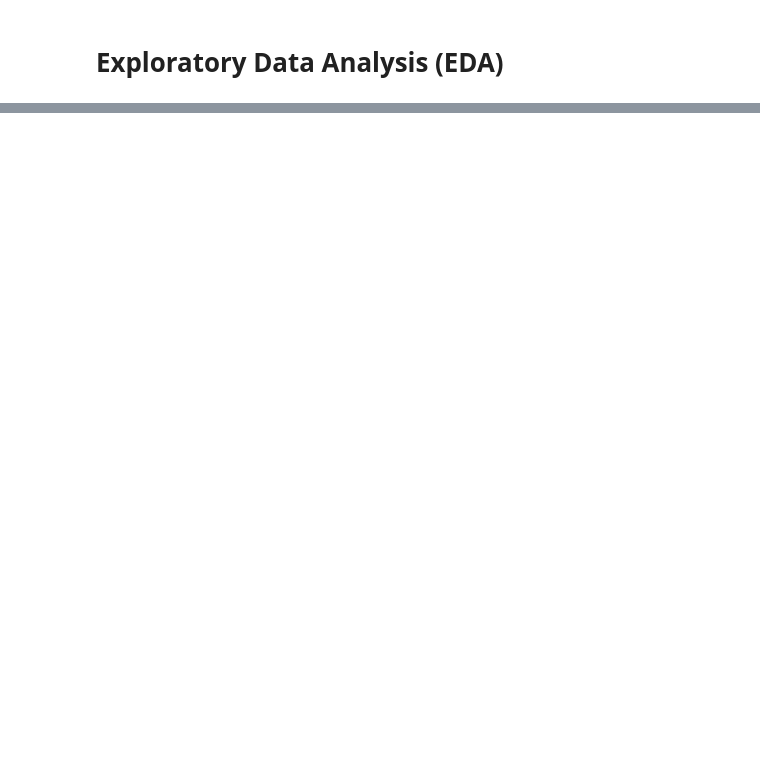
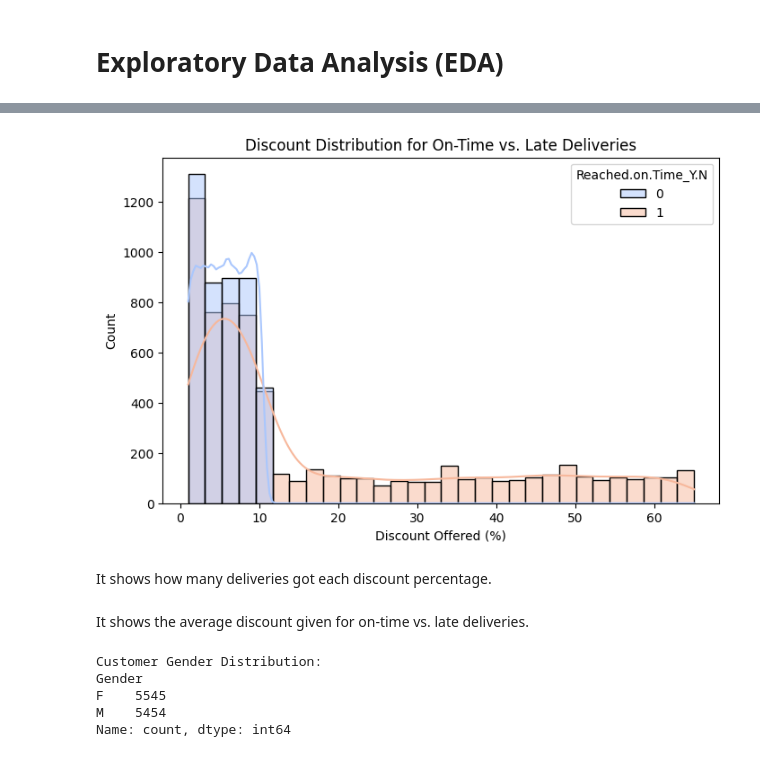
Before and after one commit to Morriskarani/Revolutionizing-E-Commerce-A-Machine-Learning-Powered-Delivery-Time-Predictor, a Jupyter notebook: Commerce.ipynb, the cells around one changed output, grey strips where cells are left out. Saved outputs shown, nothing was run; the diff lists cells and outputs as text; code cells hidden in the pictures; blank space fills up the shorter version.

```diff
--- a/Commerce.ipynb
+++ b/Commerce.ipynb
@@ -101,0 +175,23 @@ plt.show()
+# %%
+plt.figure(figsize=(8,5))
+sns.histplot(data=df, x="Discount_offered", hue="Reached.on.Time_Y.N", bins=30, kde=True, palette="coolwarm")
+plt.xlabel("Discount Offered (%)")
+plt.ylabel("Count")
+plt.title("Discount Distribution for On-Time vs. Late Deliveries")
+plt.show()
+# %% [output]
+[figure, added]
+# %% [markdown]
+It shows how many deliveries got each discount percentage.
+# %% [markdown]
+It shows the average discount given for on-time vs. late deliveries.
+# %%
+#Customer Gender & Product Delivery Performance
+print("\nCustomer Gender Distribution:")
+print(df['Gender'].value_counts())
+# %% [output]
+Customer Gender Distribution:
+Gender
+F    5545
+M    5454
+Name: count, dtype: int64
```
Also changed, not shown: parts of 25 cells of this notebook.
